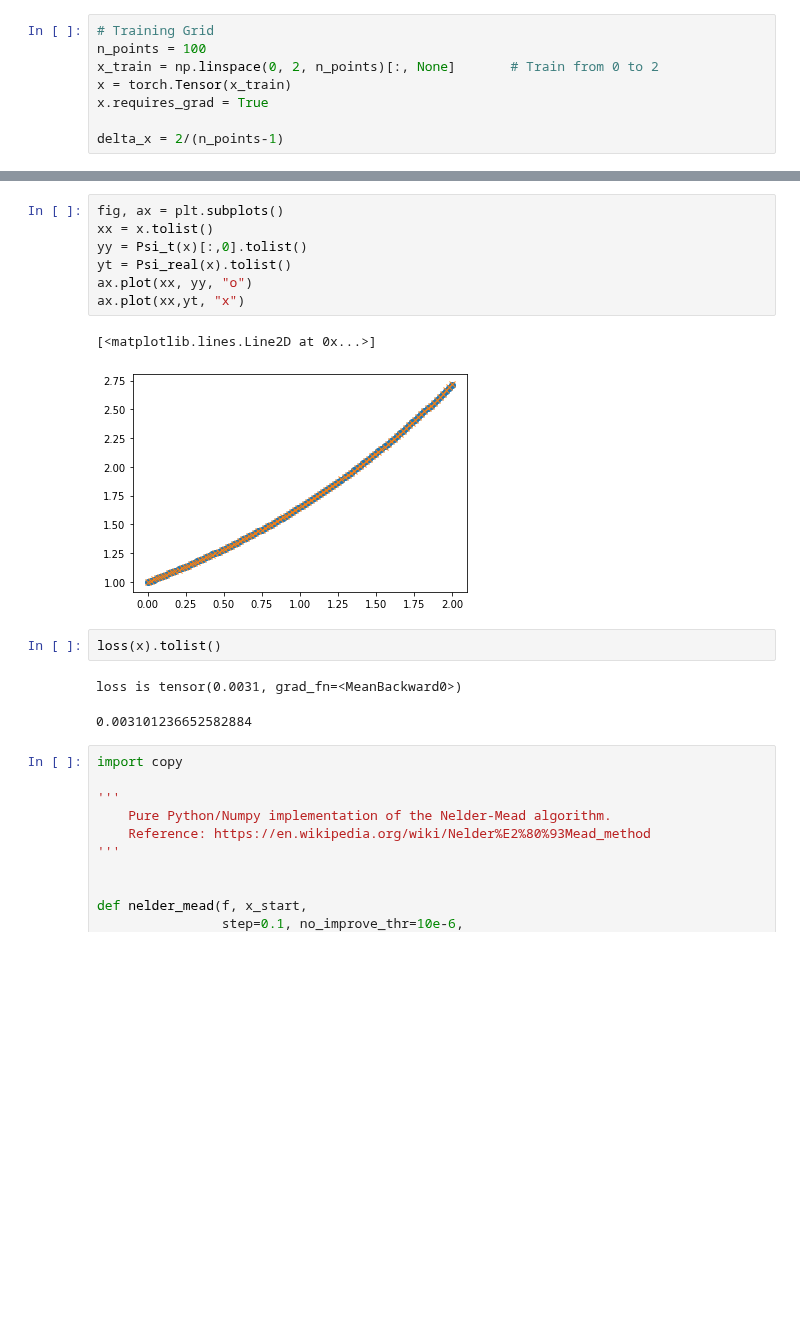
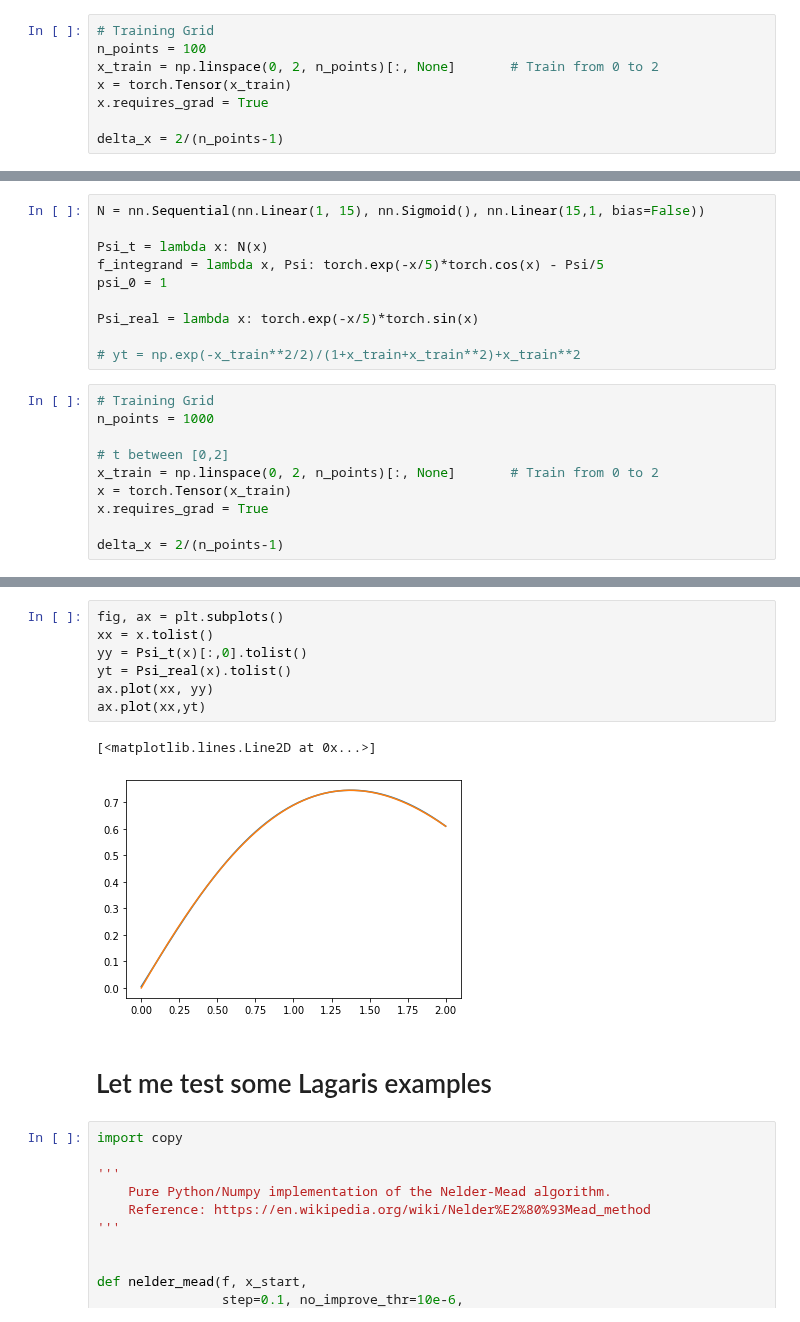
Before and after one commit to nicolahcm/code_thesis_fractional_diff_eq, a Jupyter notebook: Integral Equations Test With Different Approximation of Integrals.ipynb, the cells around one changed output, grey strips where cells are left out. Saved outputs shown, nothing was run; the diff lists cells and outputs as text; blank space fills up the shorter version.

```diff
--- a/Integral Equations Test With Different Approximation of Integrals.ipynb
+++ b/Integral Equations Test With Different Approximation of Integrals.ipynb
@@ -262,0 +285,20 @@ loss is tensor(1.3183e-06, grad_fn=<MeanBackward0>)
+# %%
+N = nn.Sequential(nn.Linear(1, 15), nn.Sigmoid(), nn.Linear(15,1, bias=False))
+
+Psi_t = lambda x: N(x)
+f_integrand = lambda x, Psi: torch.exp(-x/5)*torch.cos(x) - Psi/5
+psi_0 = 1
+
+Psi_real = lambda x: torch.exp(-x/5)*torch.sin(x)
+
+# yt = np.exp(-x_train**2/2)/(1+x_train+x_train**2)+x_train**2
+# %%
+# Training Grid
+n_points = 1000
+
+# t between [0,2]
+x_train = np.linspace(0, 2, n_points)[:, None]       # Train from 0 to 2
+x = torch.Tensor(x_train)
+x.requires_grad = True
+
+delta_x = 2/(n_points-1)
@@ -263,18 +338,15 @@ loss is tensor(1.3183e-06, grad_fn=<MeanBackward0>)
 # %%
 fig, ax = plt.subplots()
 xx = x.tolist()
 yy = Psi_t(x)[:,0].tolist()
 yt = Psi_real(x).tolist()
-ax.plot(xx, yy, "o")
-ax.plot(xx,yt, "x")
+ax.plot(xx, yy)
+ax.plot(xx,yt)
 # %% [output]
 [<matplotlib.lines.Line2D at 0x...>]
-[figure, old version]
+[figure, new version]
-# %%
-loss(x).tolist()
-# %% [output]
-loss is tensor(0.0031, grad_fn=<MeanBackward0>)
-0.003101236652582884
+# %% [markdown]
+# Let me test some Lagaris examples
 # %%
 import copy
 
```
Also changed, not shown: parts of 26 cells of this notebook.
